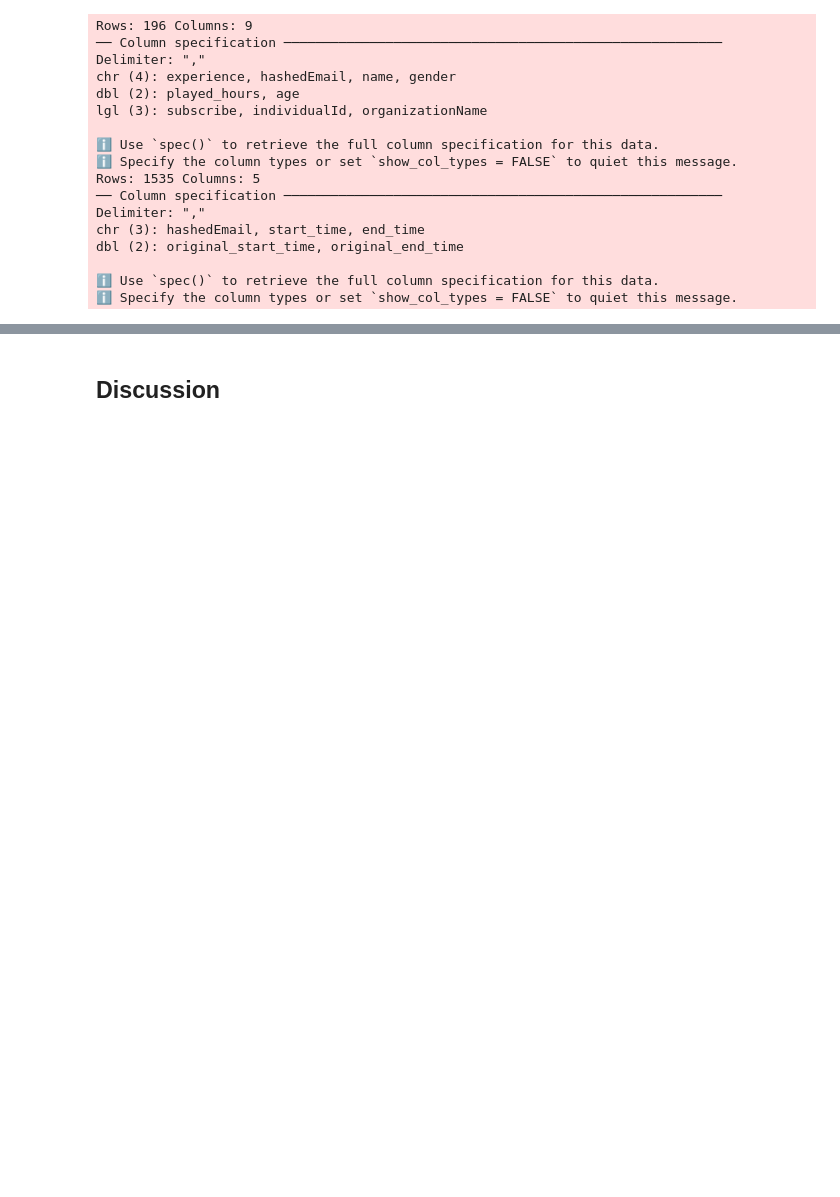
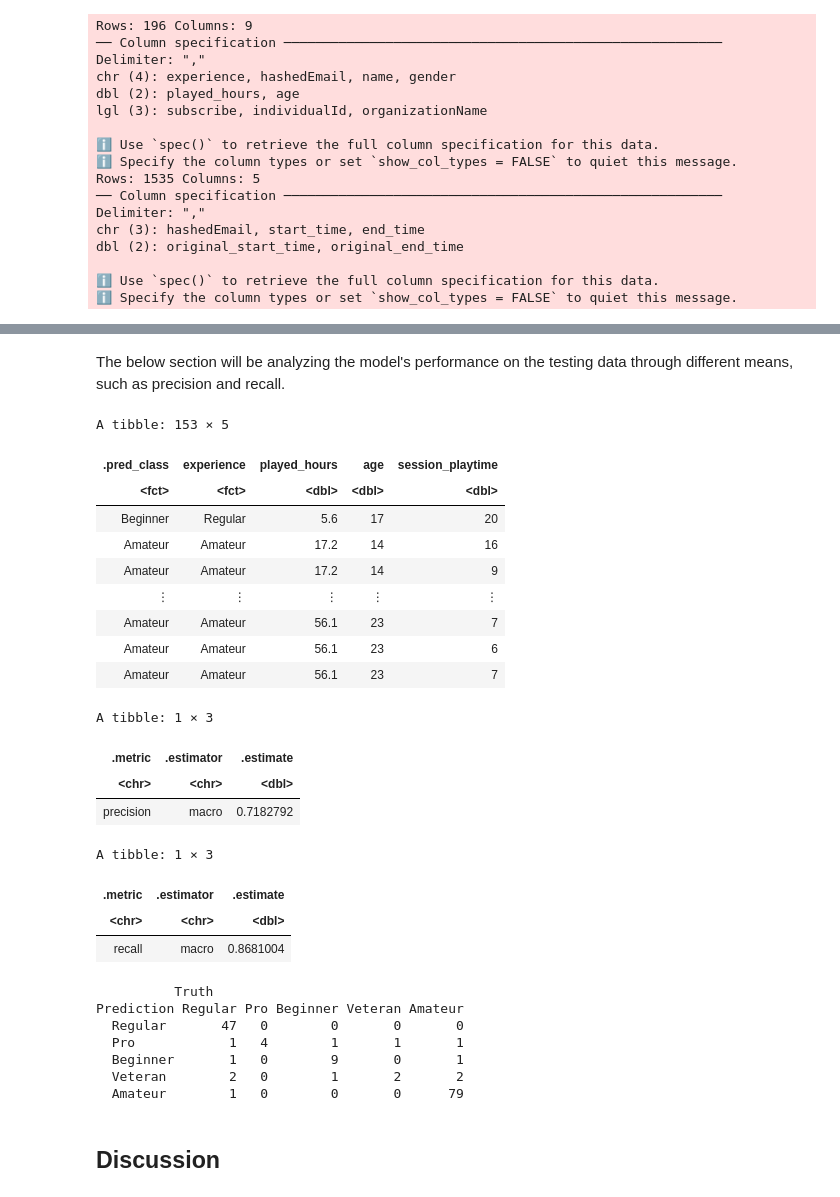
Before and after one commit to whisp533/DSCI-group-project, a Jupyter notebook: Group_project.ipynb, the cells around one changed output, grey strips where cells are left out. Saved outputs shown, nothing was run; the diff lists cells and outputs as text; code cells hidden in the pictures; blank space fills up the shorter version.

```diff
--- a/Group_project.ipynb
+++ b/Group_project.ipynb
@@ -85,3 +164,64 @@ A data.frame: 1521 × 6
+# %%
+#Building engine with the best K value
+play_model_best <- nearest_neighbor(weight_func = 'rectangular', neighbors = best_k) |>
+    set_engine('kknn') |>
+    set_mode('classification')
+
+#building new workflow
+play_fit <- workflow() |>
+    add_recipe(play_recipe) |>
+    add_model(play_model_best) |>
+    fit(data = play_train)
+# %% [markdown]
+The below section will be analyzing the model's performance on the testing data through different means, such as precision and recall.
+# %%
+#seeing the accuracy of the predictions by our model
+play_fit_predictions <- predict(play_fit, play_test) |>
+    bind_cols(play_test)
+
+play_fit_acc <- play_fit_predictions|>
+    metrics(truth = experience, estimate = .pred_class) |>
+    filter(.metric == 'accuracy')
+play_fit_predictions
+
+#Precision
+play_fit_predictions |>
+    precision(truth = experience, estimate = .pred_class, event_level = 'first')
+
+#Recall
+play_fit_predictions |>
+    recall(truth = experience, estimate = .pred_class, event_level = 'first')
+
+#Confusion matrix
+confusion_matrix <- play_fit_predictions |>
+    conf_mat(truth = experience, estimate = .pred_class)
+confusion_matrix
+# %% [output]
+A tibble: 153 × 5
+| .pred_class | experience | played_hours | age | session_playtime |
+| <fct> | <fct> | <dbl> | <dbl> | <dbl> |
+| Beginner | Regular | 5.6 | 17 | 20 |
+| Amateur | Amateur | 17.2 | 14 | 16 |
+| Amateur | Amateur | 17.2 | 14 | 9 |
+| ⋮ | ⋮ | ⋮ | ⋮ | ⋮ |
+| Amateur | Amateur | 56.1 | 23 | 7 |
+| Amateur | Amateur | 56.1 | 23 | 6 |
+| Amateur | Amateur | 56.1 | 23 | 7 |
+A tibble: 1 × 3
+| .metric | .estimator | .estimate |
+| <chr> | <chr> | <dbl> |
+| precision | macro | 0.7182792 |
+A tibble: 1 × 3
+| .metric | .estimator | .estimate |
+| <chr> | <chr> | <dbl> |
+| recall | macro | 0.8681004 |
+          Truth
+Prediction Regular Pro Beginner Veteran Amateur
+  Regular       47   0        0       0       0
+  Pro            1   4        1       1       1
+  Beginner       1   0        9       0       1
+  Veteran        2   0        1       2       2
+  Amateur        1   0        0       0      79
 # %% [markdown]
 **Discussion**
 -
```
Also changed, not shown: parts of 3 cells of this notebook.
